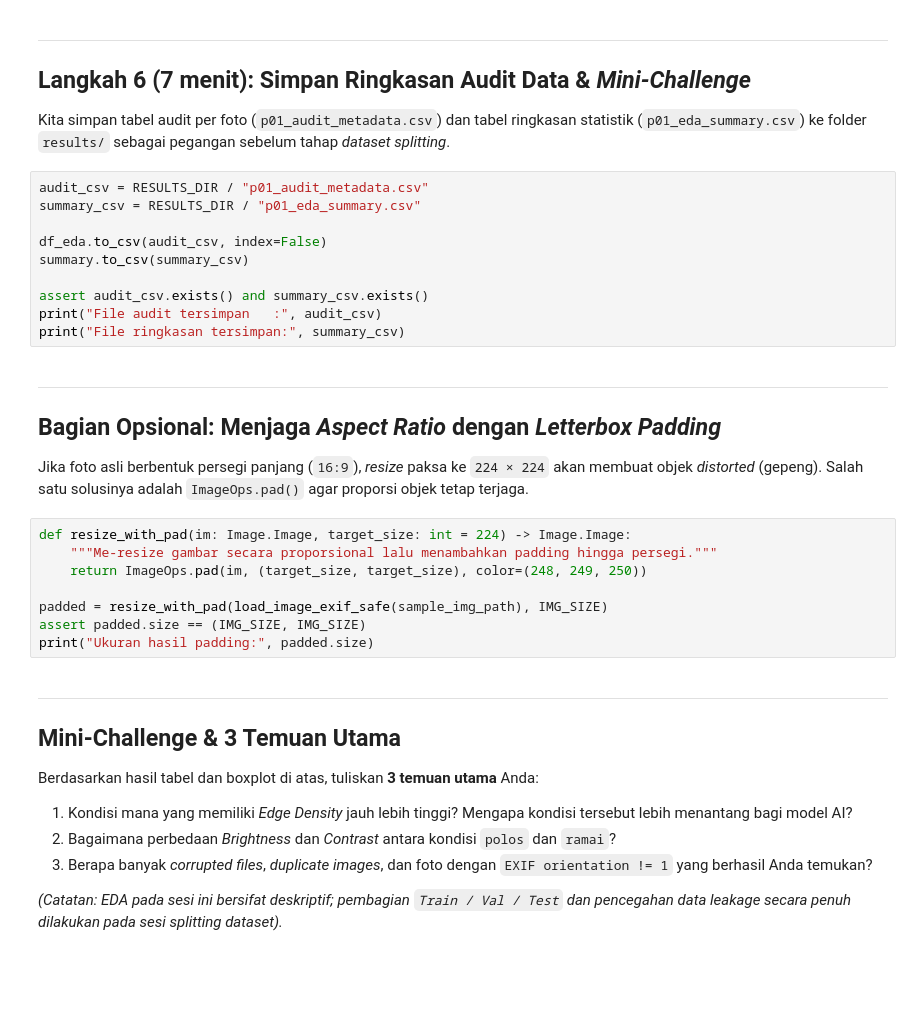
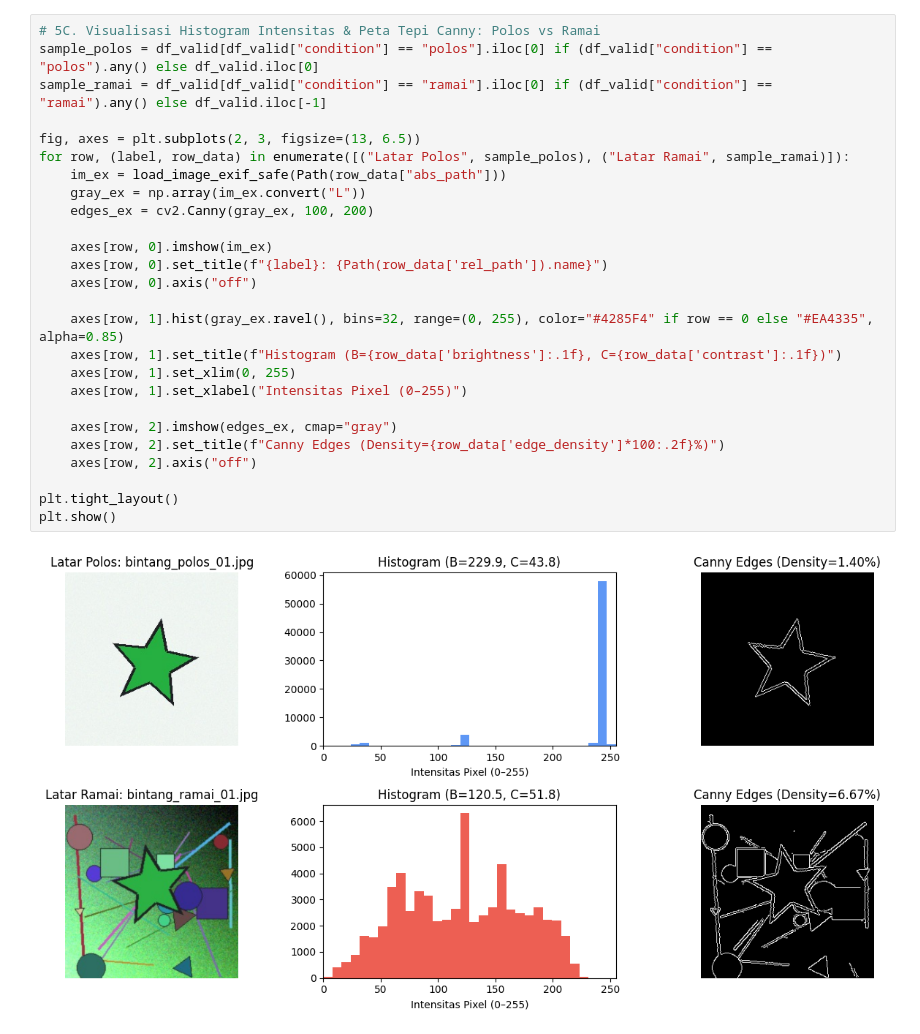
Before and after one commit to muhammadhaerul25/HaloTech-Private-DeepLearning, a Jupyter notebook: notebooks/solutions/P01_image_processing_eda.ipynb, the cells around one changed output. Drawn from its saved outputs; the diff is of its cells as text; blank space fills up the shorter version.

```diff
--- a/notebooks/solutions/P01_image_processing_eda.ipynb
+++ b/notebooks/solutions/P01_image_processing_eda.ipynb
@@ -246,38 +381,28 @@ print("Grafik perbandingan disimpan ke:", out_plot)
-# %% [markdown]
----
-## Langkah 6 (7 menit): Simpan Ringkasan Audit Data & *Mini-Challenge*
-
-Kita simpan tabel audit per foto (`p01_audit_metadata.csv`) dan tabel ringkasan statistik (`p01_eda_summary.csv`) ke folder `results/` sebagai pegangan sebelum tahap *dataset splitting*.
-# %%
-audit_csv = RESULTS_DIR / "p01_audit_metadata.csv"
-summary_csv = RESULTS_DIR / "p01_eda_summary.csv"
-
-df_eda.to_csv(audit_csv, index=False)
-summary.to_csv(summary_csv)
-
-assert audit_csv.exists() and summary_csv.exists()
-print("File audit tersimpan   :", audit_csv)
-print("File ringkasan tersimpan:", summary_csv)
-# %% [markdown]
----
-## Bagian Opsional: Menjaga *Aspect Ratio* dengan *Letterbox Padding*
-
-Jika foto asli berbentuk persegi panjang (`16:9`), *resize* paksa ke `224 × 224` akan membuat objek *distorted* (gepeng). Salah satu solusinya adalah `ImageOps.pad()` agar proporsi objek tetap terjaga.
-# %%
-def resize_with_pad(im: Image.Image, target_size: int = 224) -> Image.Image:
-    """Me-resize gambar secara proporsional lalu menambahkan padding hingga persegi."""
-    return ImageOps.pad(im, (target_size, target_size), color=(248, 249, 250))
-
-padded = resize_with_pad(load_image_exif_safe(sample_img_path), IMG_SIZE)
-assert padded.size == (IMG_SIZE, IMG_SIZE)
-print("Ukuran hasil padding:", padded.size)
-# %% [markdown]
----
-## Mini-Challenge & 3 Temuan Utama
-
-Berdasarkan hasil tabel dan boxplot di atas, tuliskan **3 temuan utama** Anda:
-1. Kondisi mana yang memiliki *Edge Density* jauh lebih tinggi? Mengapa kondisi tersebut lebih menantang bagi model AI?
-2. Bagaimana perbedaan *Brightness* dan *Contrast* antara kondisi `polos` dan `ramai`?
-3. Berapa banyak *corrupted files*, *duplicate images*, dan foto dengan `EXIF orientation != 1` yang berhasil Anda temukan?
-
-*(Catatan: EDA pada sesi ini bersifat deskriptif; pembagian `Train / Val / Test` dan pencegahan data leakage secara penuh dilakukan pada sesi splitting dataset).*
+# %%
+# 5C. Visualisasi Histogram Intensitas & Peta Tepi Canny: Polos vs Ramai
+sample_polos = df_valid[df_valid["condition"] == "polos"].iloc[0] if (df_valid["condition"] == "polos").any() else df_valid.iloc[0]
+sample_ramai = df_valid[df_valid["condition"] == "ramai"].iloc[0] if (df_valid["condition"] == "ramai").any() else df_valid.iloc[-1]
+
+fig, axes = plt.subplots(2, 3, figsize=(13, 6.5))
+for row, (label, row_data) in enumerate([("Latar Polos", sample_polos), ("Latar Ramai", sample_ramai)]):
+    im_ex = load_image_exif_safe(Path(row_data["abs_path"]))
+    gray_ex = np.array(im_ex.convert("L"))
+    edges_ex = cv2.Canny(gray_ex, 100, 200)
+
+    axes[row, 0].imshow(im_ex)
+    axes[row, 0].set_title(f"{label}: {Path(row_data['rel_path']).name}")
+    axes[row, 0].axis("off")
+
+    axes[row, 1].hist(gray_ex.ravel(), bins=32, range=(0, 255), color="#4285F4" if row == 0 else "#EA4335", alpha=0.85)
+    axes[row, 1].set_title(f"Histogram (B={row_data['brightness']:.1f}, C={row_data['contrast']:.1f})")
+    axes[row, 1].set_xlim(0, 255)
+    axes[row, 1].set_xlabel("Intensitas Pixel (0–255)")
+
+    axes[row, 2].imshow(edges_ex, cmap="gray")
+    axes[row, 2].set_title(f"Canny Edges (Density={row_data['edge_density']*100:.2f}%)")
+    axes[row, 2].axis("off")
+
+plt.tight_layout()
+plt.show()
+# %% [output]
+[figure, added]
```
Also changed, not shown: parts of 29 cells of this notebook, 7 other files.
